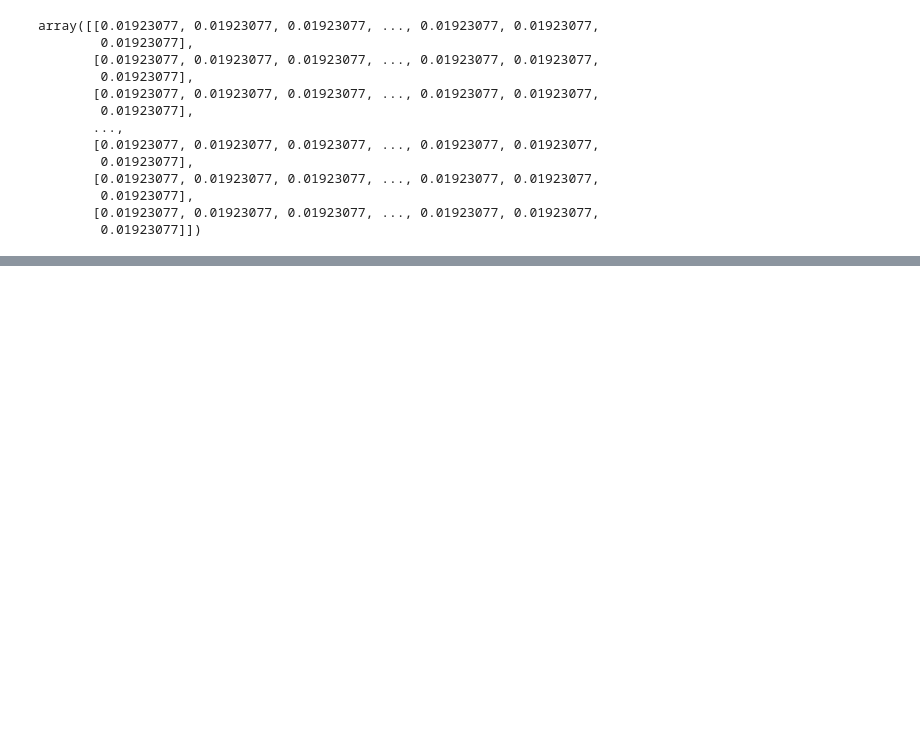
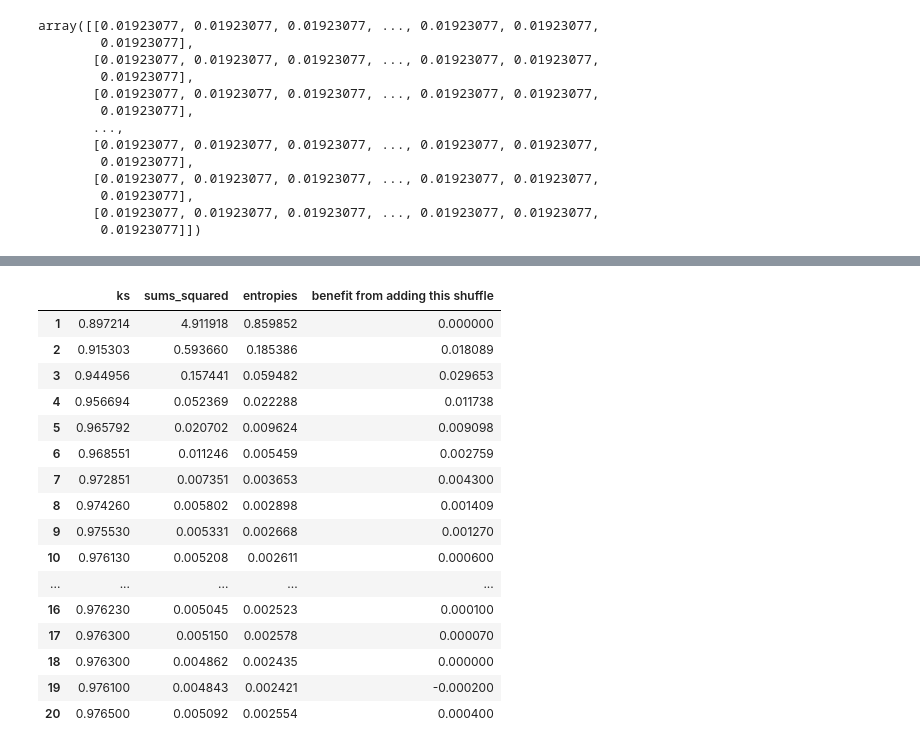
Before and after one commit to ajgrover/gilbert-shannon-reeds, a Jupyter notebook: Gilbert-Shannon-Reeds.ipynb, the cells around one changed output, grey strips where cells are left out. Cells and saved outputs as stored; diff of their text form; code cells hidden in the pictures; blank space fills up the shorter version.

Commit message:
added diffs plot and array

```diff
--- a/Gilbert-Shannon-Reeds.ipynb
+++ b/Gilbert-Shannon-Reeds.ipynb
@@ -287,0 +292,30 @@ plt.show();
+# %%
+table = pd.DataFrame(index=range(1, max_num_shuffles + 1))
+table['ks'] = kstests
+table['sums_squared'] = sums_squared
+table['entropies'] = entropies
+
+diffs_array = [0]
+for index in range(1, len(kstests)):
+    diffs_array.append(kstests[index] - kstests[index-1])
+
+table['benefit from adding this shuffle'] = diffs_array
+table
+# %% [output]
+|  | ks | sums_squared | entropies | benefit from adding this shuffle |
+| 1 | 0.897214 | 4.911918 | 0.859852 | 0.000000 |
+| 2 | 0.915303 | 0.593660 | 0.185386 | 0.018089 |
+| 3 | 0.944956 | 0.157441 | 0.059482 | 0.029653 |
+| 4 | 0.956694 | 0.052369 | 0.022288 | 0.011738 |
+| 5 | 0.965792 | 0.020702 | 0.009624 | 0.009098 |
+| 6 | 0.968551 | 0.011246 | 0.005459 | 0.002759 |
+| 7 | 0.972851 | 0.007351 | 0.003653 | 0.004300 |
+| 8 | 0.974260 | 0.005802 | 0.002898 | 0.001409 |
+| 9 | 0.975530 | 0.005331 | 0.002668 | 0.001270 |
+| 10 | 0.976130 | 0.005208 | 0.002611 | 0.000600 |
+| ... | ... | ... | ... | ... |
+| 16 | 0.976230 | 0.005045 | 0.002523 | 0.000100 |
+| 17 | 0.976300 | 0.005150 | 0.002578 | 0.000070 |
+| 18 | 0.976300 | 0.004862 | 0.002435 | 0.000000 |
+| 19 | 0.976100 | 0.004843 | 0.002421 | -0.000200 |
+| 20 | 0.976500 | 0.005092 | 0.002554 | 0.000400 |
```
Also changed, not shown: parts of 7 cells of this notebook, 5 other files.
